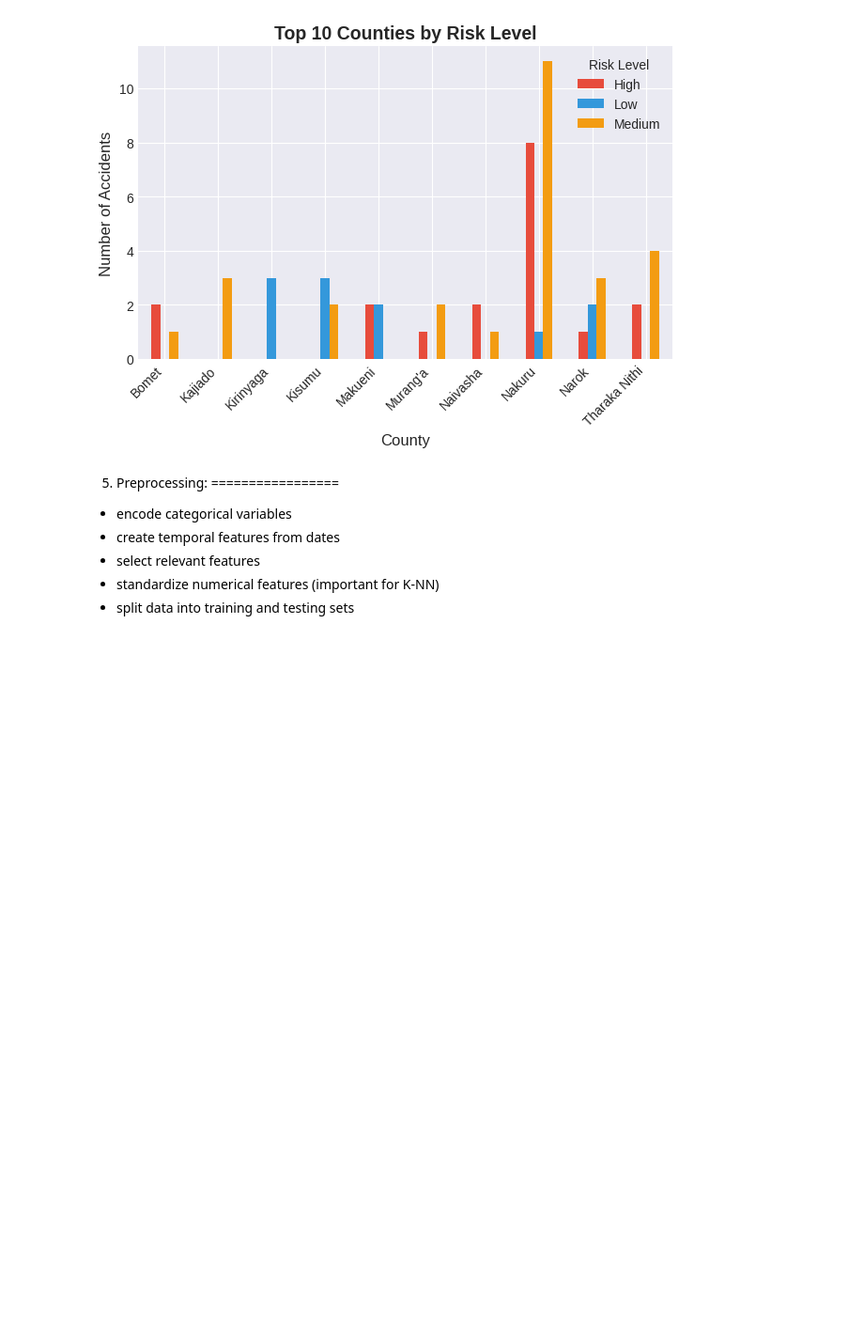
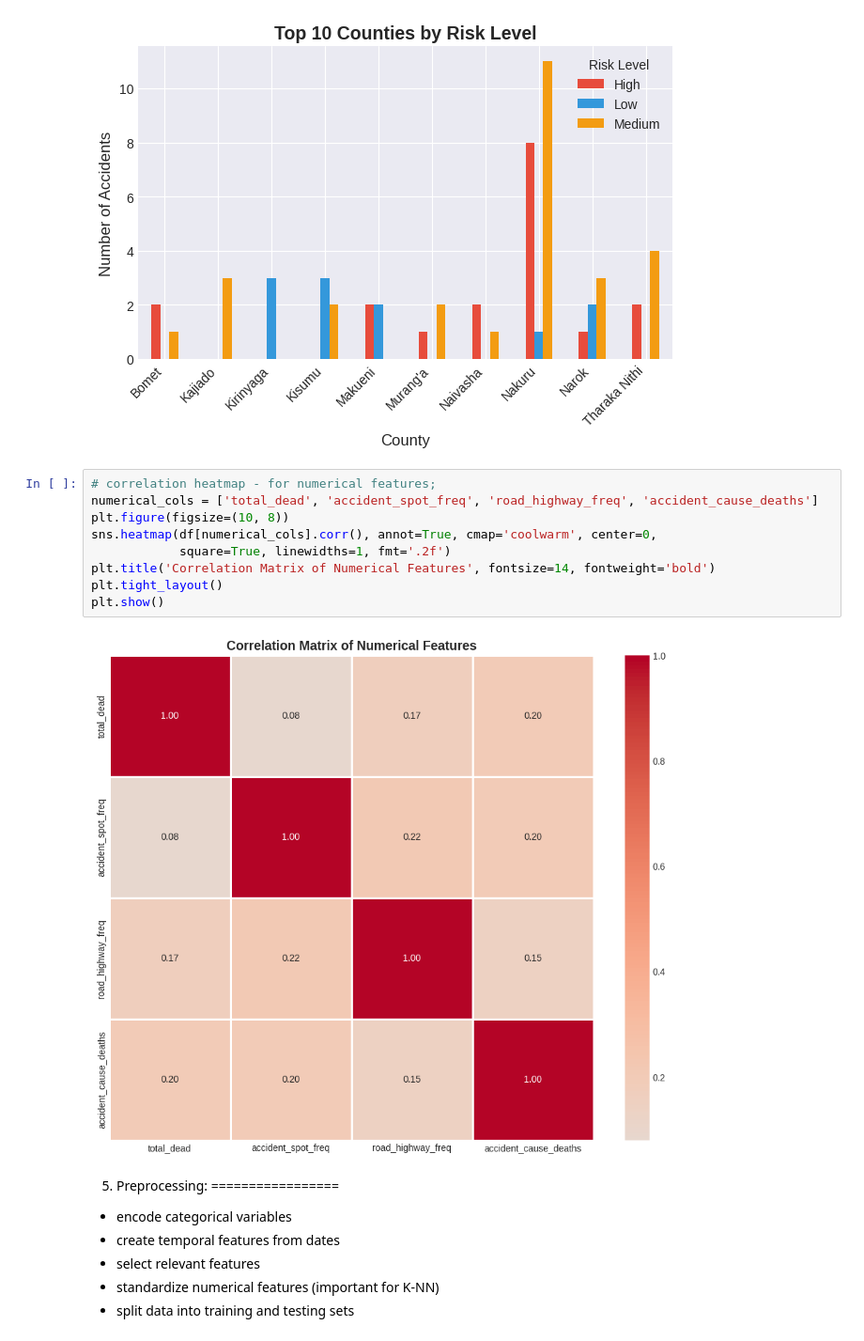
Before and after one commit to janymuong/Computer-Science, a Jupyter notebook: ICS2405-Knowledge-Based-Systems/EVAL2-Classification/Traffic-Accidents-Classification-Models.ipynb, the cells around one changed output. Shown at 94% size. Saved outputs shown, nothing was run; the diff lists cells and outputs as text; blank space fills up the shorter version.

Commit message:
classification models(road traffic accidents dataset)

```diff
--- a/ICS2405-Knowledge-Based-Systems/EVAL2-Classification/Traffic-Accidents-Classification-Models.ipynb
+++ b/ICS2405-Knowledge-Based-Systems/EVAL2-Classification/Traffic-Accidents-Classification-Models.ipynb
@@ -198,6 +190,17 @@ plt.show()
 # %% [output]
 <Figure size 1400x600 with 0 Axes>
 [figure]
+# %%
+# correlation heatmap - for numerical features;
+numerical_cols = ['total_dead', 'accident_spot_freq', 'road_highway_freq', 'accident_cause_deaths']
+plt.figure(figsize=(10, 8))
+sns.heatmap(df[numerical_cols].corr(), annot=True, cmap='coolwarm', center=0,
+            square=True, linewidths=1, fmt='.2f')
+plt.title('Correlation Matrix of Numerical Features', fontsize=14, fontweight='bold')
+plt.tight_layout()
+plt.show()
+# %% [output]
+[figure, added]
 # %% [markdown]
 5. Preprocessing:
 =================
```
Also changed, not shown: parts of 5 cells of this notebook.
